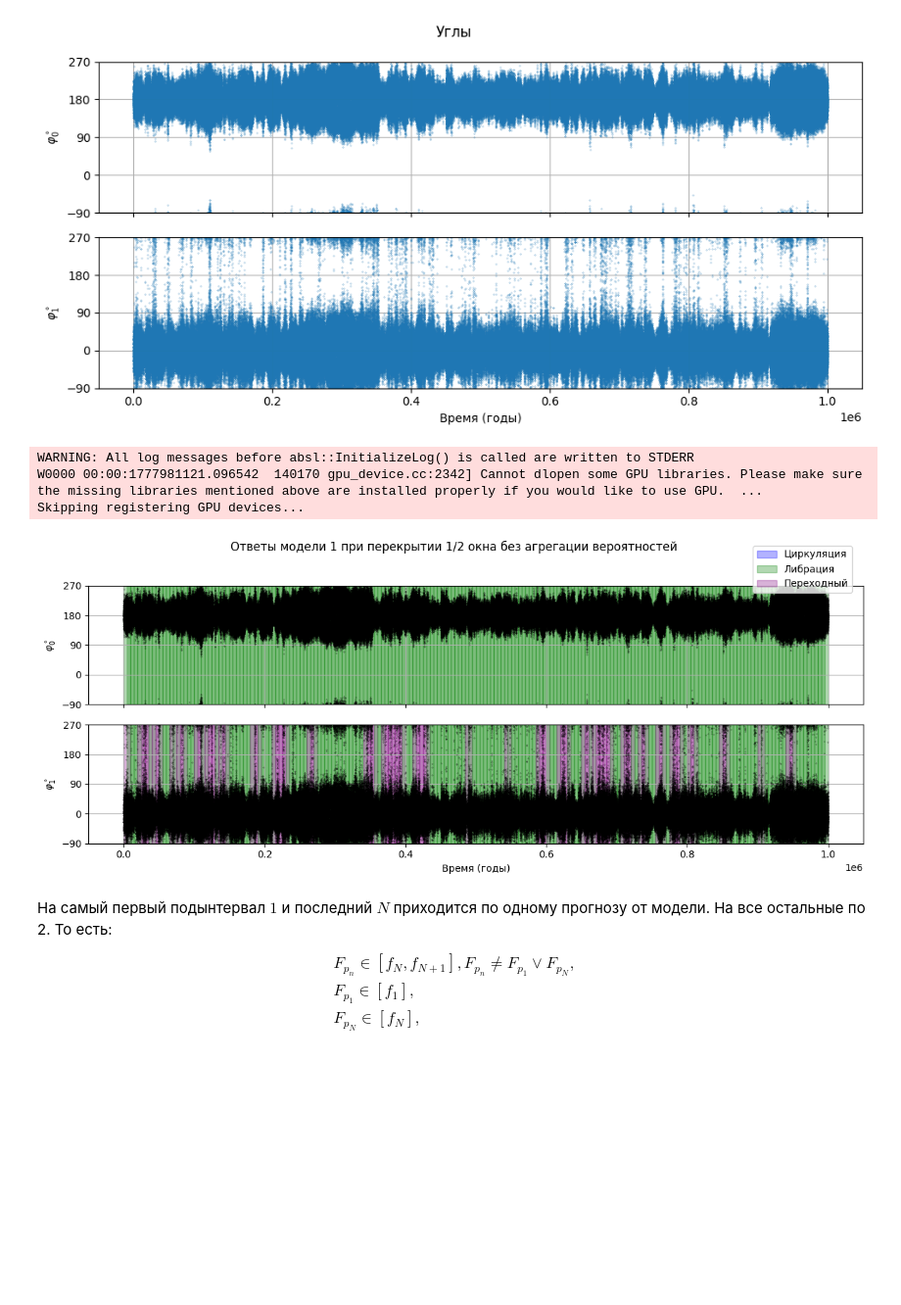
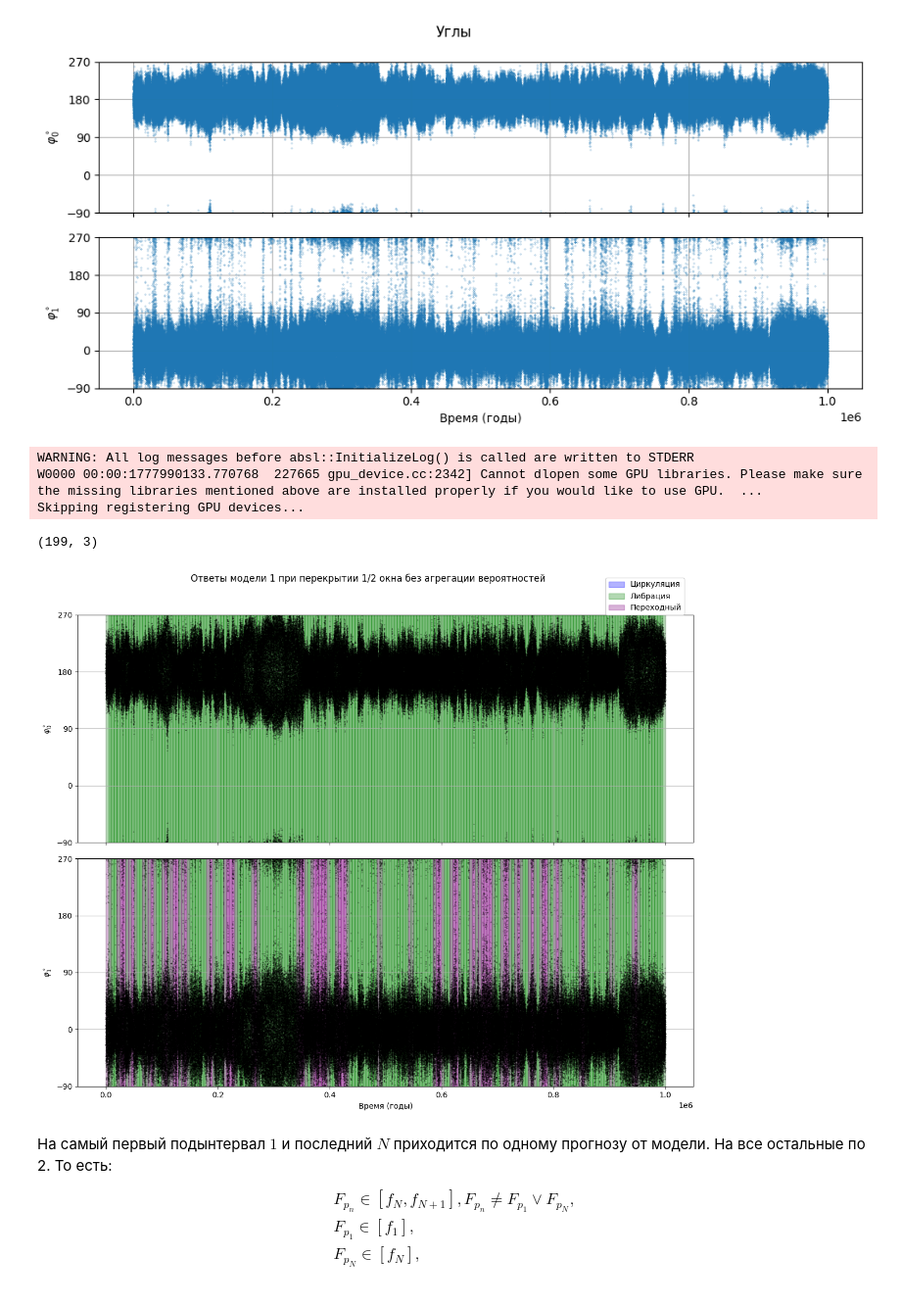
Before and after one commit to AbobusMen/Resonance-sorter, a Jupyter notebook: notebook/mark_proportional_distance_of_windows.ipynb, the cells around one changed output. Shown at 98% size. Drawn from its saved outputs; the diff is of its cells as text; code cells hidden in the pictures; blank space fills up the shorter version.

```diff
--- a/notebook/mark_proportional_distance_of_windows.ipynb
+++ b/notebook/mark_proportional_distance_of_windows.ipynb
@@ -32,9 +32,9 @@ windows = sliding_windows_multiplet(
 )
 # %%
 model = load_model('1', models_dir=str(PROJECT_ROOT)+'/models/')
-probs = predict_multiplet(windows['angle_windows'], model)
-classes = [predict_classes_from_proba(p) for p in probs]
+# probs = predict_multiplet(windows['angle_windows'], model)
+# classes = [predict_classes_from_proba(p) for p in probs]
 # %% [output]
 WARNING: All log messages before absl::InitializeLog() is called are written to STDERR
-W0000 00:00:1777981121.096542  140170 gpu_device.cc:2342] Cannot dlopen some GPU libraries. Please make sure the missing libraries mentioned above are installed properly if you would like to use GPU.  ...
+W0000 00:00:1777990133.770768  227665 gpu_device.cc:2342] Cannot dlopen some GPU libraries. Please make sure the missing libraries mentioned above are installed properly if you would like to use GPU.  ...
 Skipping registering GPU devices...
@@ -40,0 +44,4 @@ Skipping registering GPU devices...
+# %%
+probs[0].shape
+# %% [output]
+(199, 3)
@@ -41,17 +50,19 @@ Skipping registering GPU devices...
 # %%
 plot_multiplet_predictions(
     time_years=data['time_years'],
     angles_deg_list=data['angles_deg'],
     window_bounds=windows['window_bounds'],
     class_labels_list=classes,
     title='Ответы модели 1 при перекрытии 1/2 окна без агрегации вероятностей',
     angle_min=-90., #Диапазоны нормализации угла
-    angle_max=270.
+    angle_max=270.,
+    fig_width=12.,
+    row_height=5.,
     # save_path='/content/drive/MyDrive/Diplom_data/resonance_sorter/notebook/predict_TOI1136_model1.png'
 
 )
 # %% [output]
-[figure, old version]
+[figure, new version]
 # %% [markdown]
 На самый первый подынтервал $1$ и последний $N$ приходится по одному прогнозу от модели. На все остальные по 2. То есть:
 \begin{equation}
```
Also changed, not shown: parts of 14 cells of this notebook, 1 other file.
